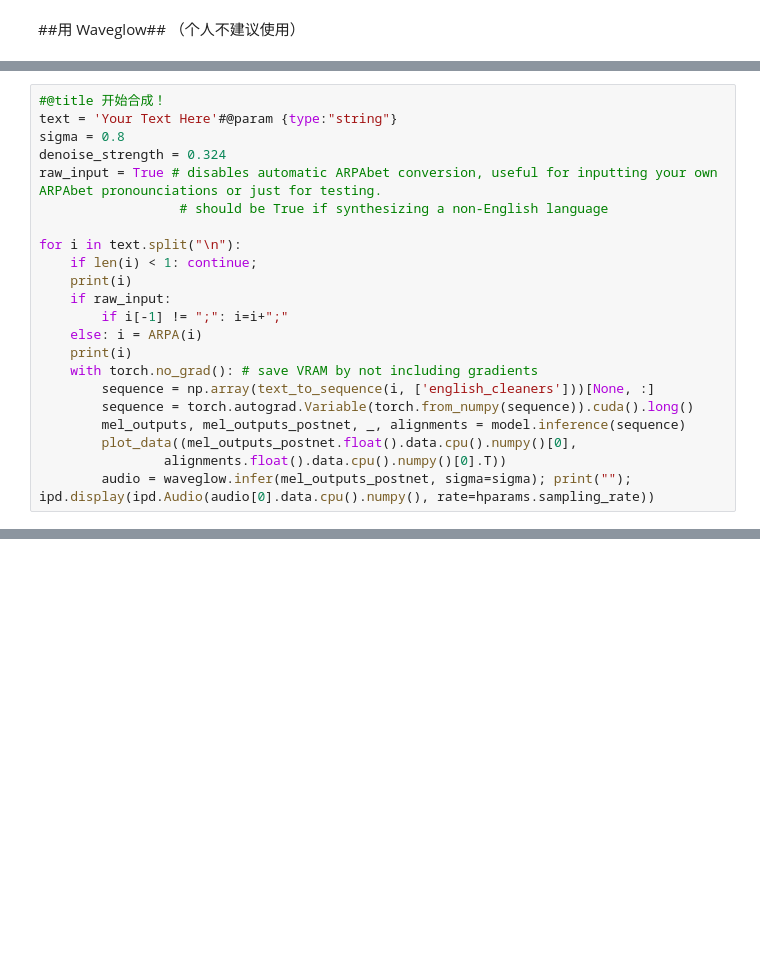
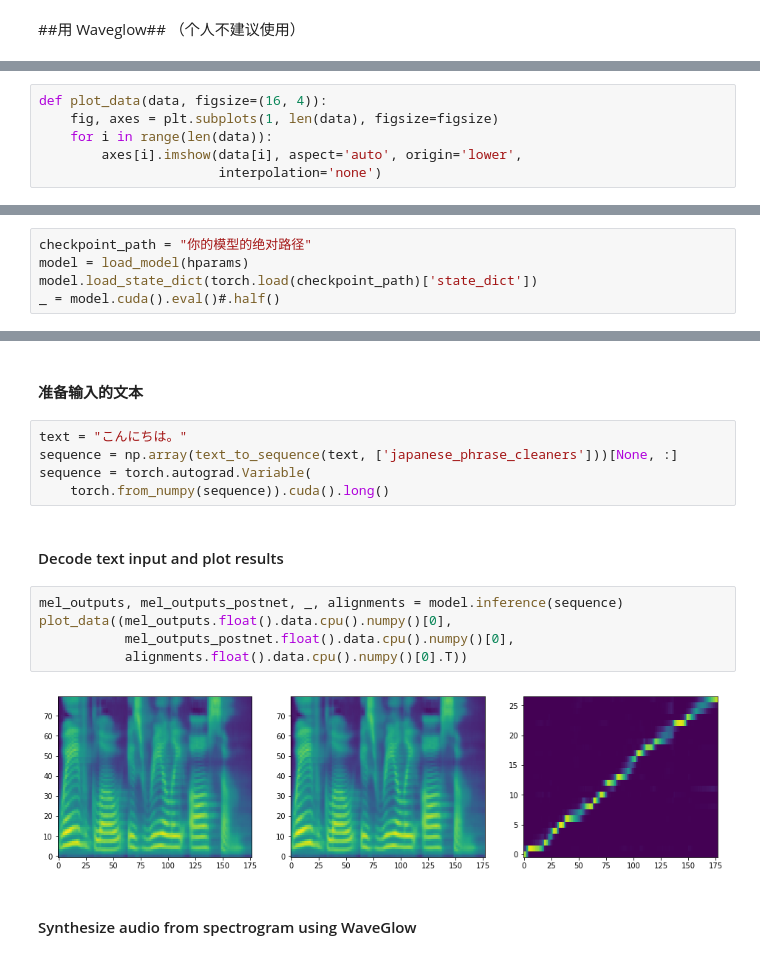
Before and after one commit to kagura114/tacotron2-japanese, a Jupyter notebook: featurize-train-zh-cn.ipynb, the cells around one changed output, grey strips where cells are left out. Drawn from its saved outputs; the diff is of its cells as text; blank space fills up the shorter version.

```diff
--- a/featurize-train-zh-cn.ipynb
+++ b/featurize-train-zh-cn.ipynb
@@ -881,22 +795,0 @@ denoiser = Denoiser(waveglow)
-# %%
-#@title 开始合成！
-text = 'Your Text Here'#@param {type:"string"}
-sigma = 0.8
-denoise_strength = 0.324
-raw_input = True # disables automatic ARPAbet conversion, useful for inputting your own ARPAbet pronounciations or just for testing.
-                  # should be True if synthesizing a non-English language
-
-for i in text.split("\n"):
-    if len(i) < 1: continue;
-    print(i)
-    if raw_input:
-        if i[-1] != ";": i=i+";"
-    else: i = ARPA(i)
-    print(i)
-    with torch.no_grad(): # save VRAM by not including gradients
-        sequence = np.array(text_to_sequence(i, ['english_cleaners']))[None, :]
-        sequence = torch.autograd.Variable(torch.from_numpy(sequence)).cuda().long()
-        mel_outputs, mel_outputs_postnet, _, alignments = model.inference(sequence)
-        plot_data((mel_outputs_postnet.float().data.cpu().numpy()[0],
-                alignments.float().data.cpu().numpy()[0].T))
-        audio = waveglow.infer(mel_outputs_postnet, sigma=sigma); print(""); ipd.display(ipd.Audio(audio[0].data.cpu().numpy(), rate=hparams.sampling_rate))
@@ -902,0 +840,6 @@ for i in text.split("\n"):
+# %%
+def plot_data(data, figsize=(16, 4)):
+    fig, axes = plt.subplots(1, len(data), figsize=figsize)
+    for i in range(len(data)):
+        axes[i].imshow(data[i], aspect='auto', origin='lower',
+                       interpolation='none')
@@ -902,0 +851,5 @@ for i in text.split("\n"):
+# %%
+checkpoint_path = "你的模型的绝对路径"
+model = load_model(hparams)
+model.load_state_dict(torch.load(checkpoint_path)['state_dict'])
+_ = model.cuda().eval()#.half()
@@ -902,0 +868,18 @@ for i in text.split("\n"):
+# %% [markdown]
+#### 准备输入的文本
+# %%
+text = "こんにちは。"
+sequence = np.array(text_to_sequence(text, ['japanese_phrase_cleaners']))[None, :]
+sequence = torch.autograd.Variable(
+    torch.from_numpy(sequence)).cuda().long()
+# %% [markdown]
+#### Decode text input and plot results
+# %%
+mel_outputs, mel_outputs_postnet, _, alignments = model.inference(sequence)
+plot_data((mel_outputs.float().data.cpu().numpy()[0],
+           mel_outputs_postnet.float().data.cpu().numpy()[0],
+           alignments.float().data.cpu().numpy()[0].T))
+# %% [output]
+[figure, added]
+# %% [markdown]
+#### Synthesize audio from spectrogram using WaveGlow
```
Also changed, not shown: parts of 42 cells of this notebook.
